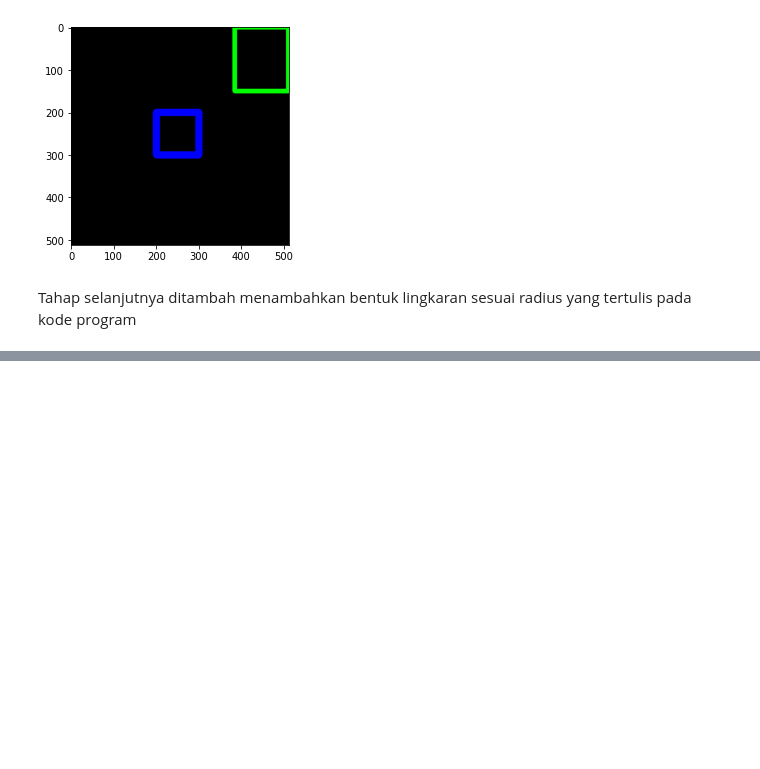
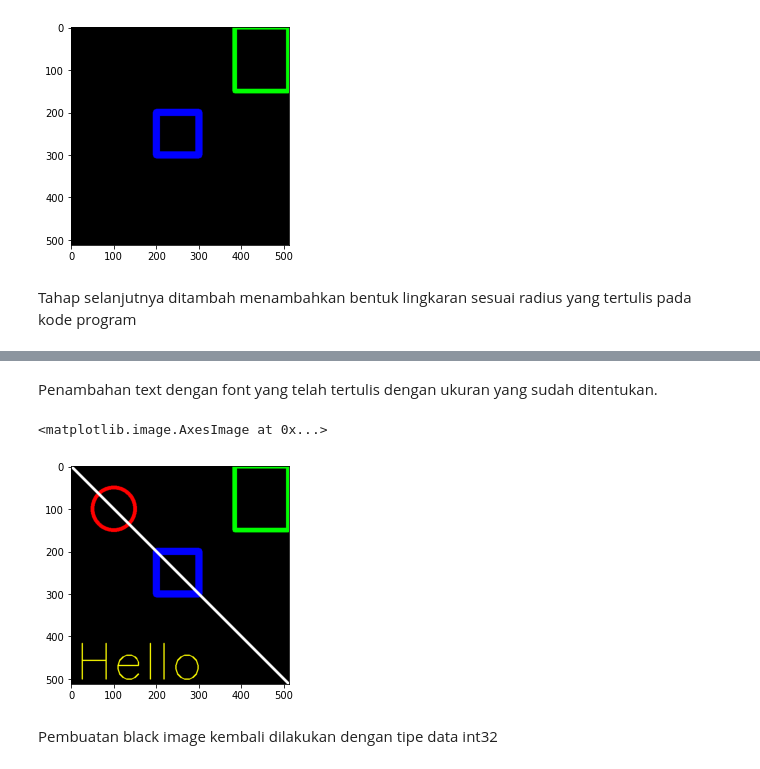
Before and after one commit to b-bella99/PCVK_Genap_2021, a Jupyter notebook: Week2.ipynb, the cells around one changed output, grey strips where cells are left out. Saved outputs shown, nothing was run; the diff lists cells and outputs as text; code cells hidden in the pictures; blank space fills up the shorter version.

```diff
--- a/Week2.ipynb
+++ b/Week2.ipynb
@@ -107,0 +122,11 @@ Tahap selanjutnya ditambah menambahkan bentuk lingkaran sesuai radius yang tertu
+# %% [markdown]
+Penambahan text dengan font yang telah tertulis dengan ukuran yang sudah ditentukan.
+# %%
+font = cv.FONT_HERSHEY_SIMPLEX
+cv.putText(black_img, text='Hello',org=(10,500),fontFace=font,fontScale=4,color=(255,255,0),thickness=2,lineType=cv.LINE_AA)
+plt.imshow(black_img)
+# %% [output]
+<matplotlib.image.AxesImage at 0x...>
+[figure, added]
+# %% [markdown]
+Pembuatan black image kembali dilakukan dengan tipe data int32
```
Also changed, not shown: parts of 10 cells of this notebook.
